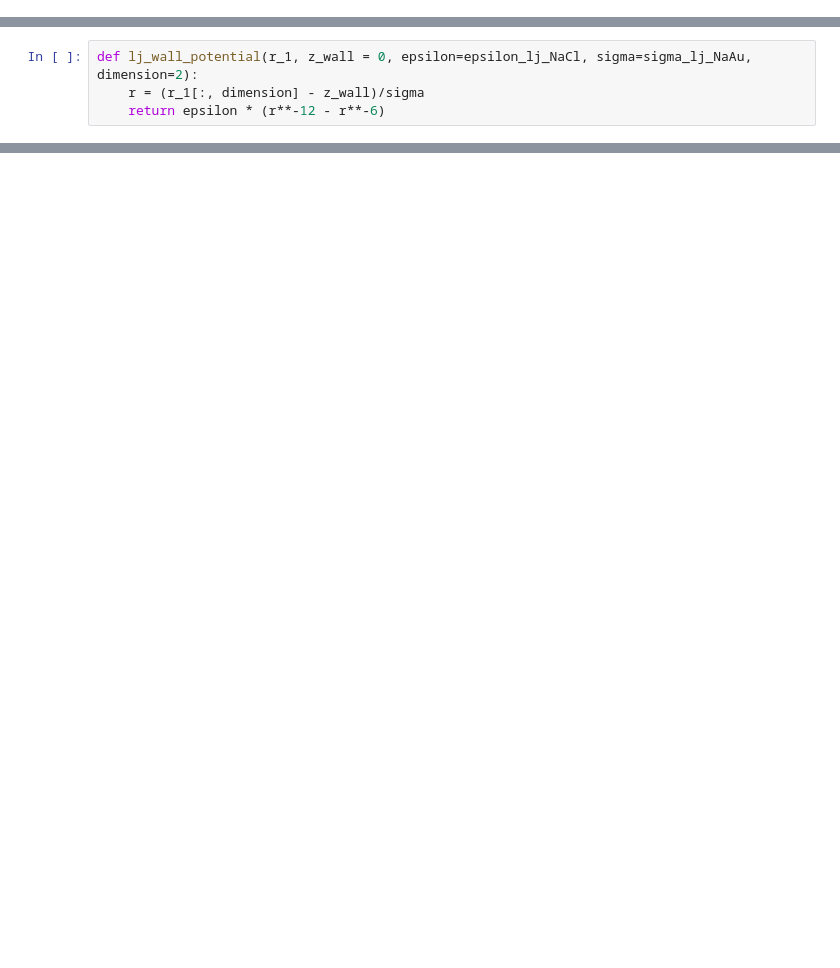
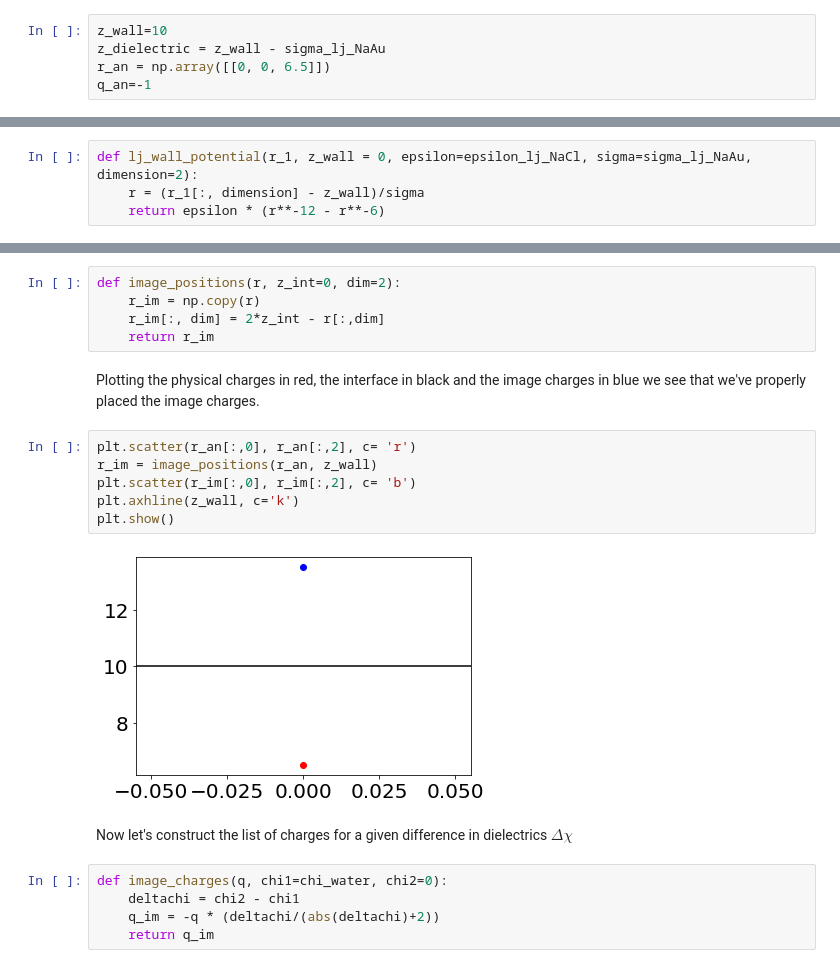
Before and after one commit to adodin/Ion-Pairing, a Jupyter notebook: Analytical/Analytical_Potentials.ipynb, the cells around one changed output, grey strips where cells are left out. Saved outputs shown, nothing was run; the diff lists cells and outputs as text; blank space fills up the shorter version.

```diff
--- a/Analytical/Analytical_Potentials.ipynb
+++ b/Analytical/Analytical_Potentials.ipynb
@@ -116,0 +139,5 @@ We can easily write down the Lennard-Jones potential along any dimension by writ
+# %%
+z_wall=10
+z_dielectric = z_wall - sigma_lj_NaAu
+r_an = np.array([[0, 0, 6.5]])
+q_an=-1
@@ -181,0 +169,22 @@ plt.show()
+# %%
+def image_positions(r, z_int=0, dim=2):
+    r_im = np.copy(r)
+    r_im[:, dim] = 2*z_int - r[:,dim]
+    return r_im
+# %% [markdown]
+Plotting the physical charges in red, the interface in black and the image charges in blue we see that we've properly placed the image charges.
+# %%
+plt.scatter(r_an[:,0], r_an[:,2], c= 'r')
+r_im = image_positions(r_an, z_wall)
+plt.scatter(r_im[:,0], r_im[:,2], c= 'b')
+plt.axhline(z_wall, c='k')
+plt.show()
+# %% [output]
+[figure, added]
+# %% [markdown]
+Now let's construct the list of charges for a given difference in dielectrics $\Delta \chi$
+# %%
+def image_charges(q, chi1=chi_water, chi2=0):
+    deltachi = chi2 - chi1
+    q_im = -q * (deltachi/(abs(deltachi)+2))
+    return q_im
```
Also changed, not shown: parts of 35 cells of this notebook.
